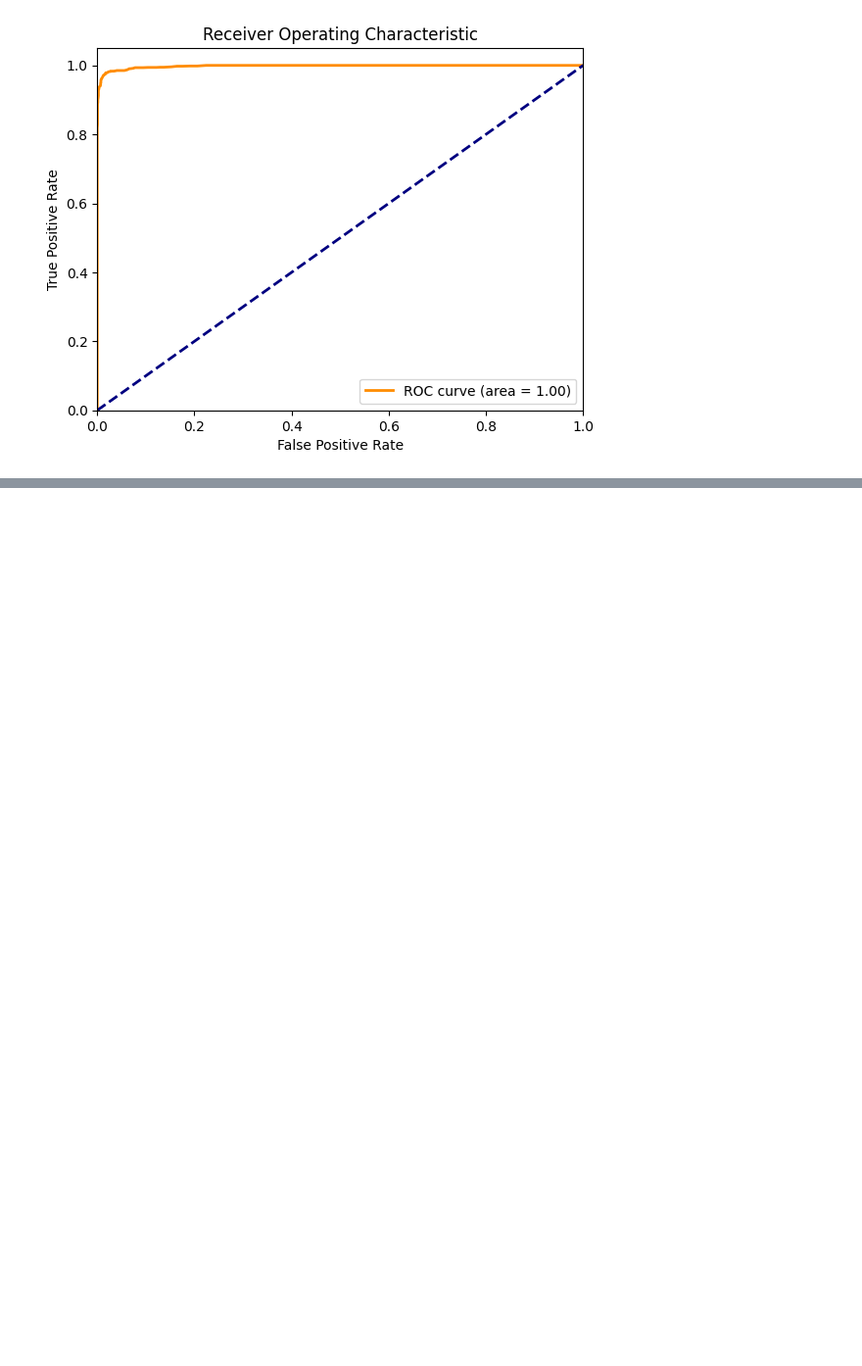
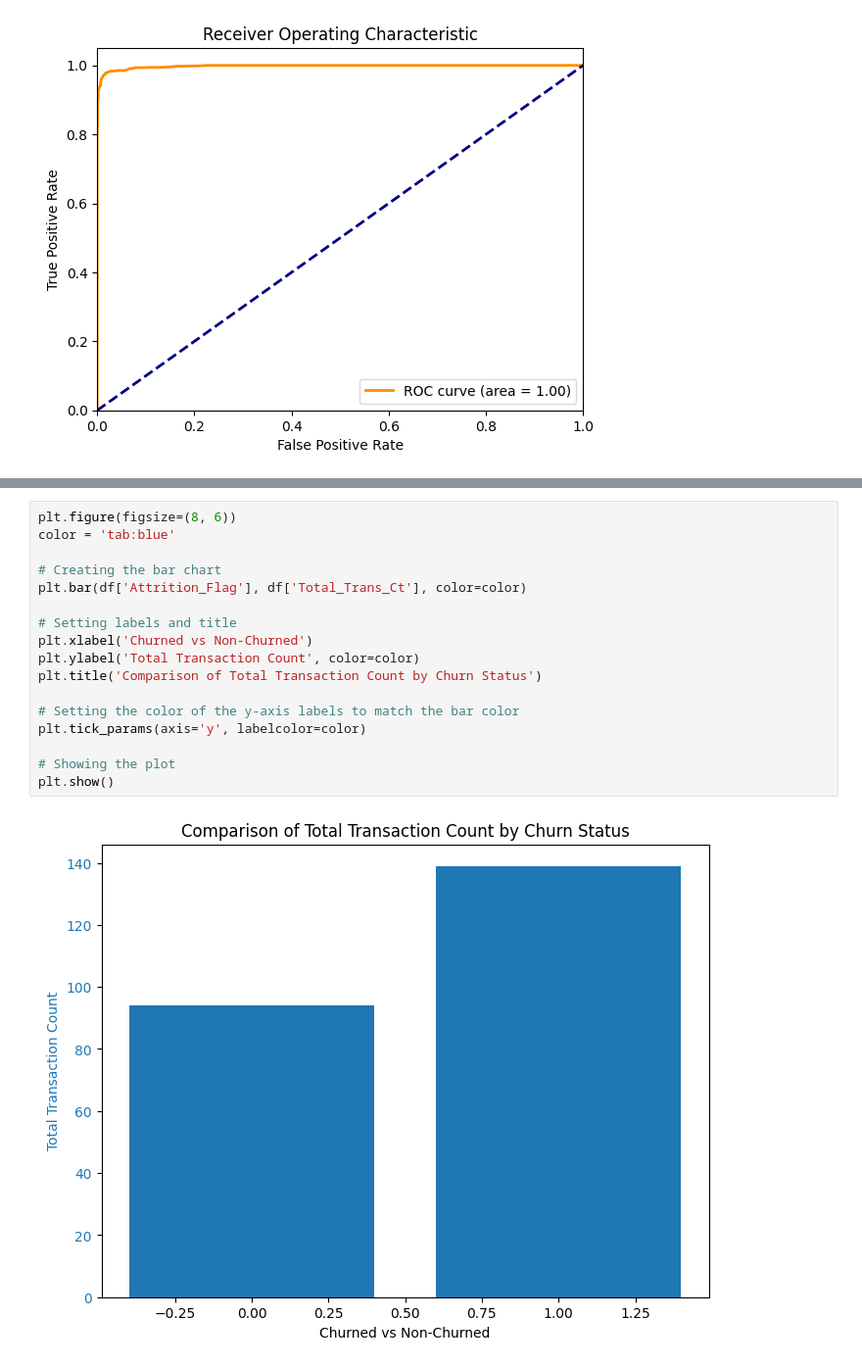
Before and after one commit to nasesmae/Bank-Customer-Churn-Prediction, a Jupyter notebook: 2.4. random forest.ipynb, the cells around one changed output, grey strips where cells are left out. Shown at 98% size. Drawn from its saved outputs; the diff is of its cells as text; blank space fills up the shorter version.

```diff
--- a/2.4. random forest.ipynb
+++ b/2.4. random forest.ipynb
@@ -139,0 +245,19 @@ Standard Deviation in CV Scores: 0.04991189477989577
+# %%
+plt.figure(figsize=(8, 6))
+color = 'tab:blue'
+
+# Creating the bar chart
+plt.bar(df['Attrition_Flag'], df['Total_Trans_Ct'], color=color)
+
+# Setting labels and title
+plt.xlabel('Churned vs Non-Churned')
+plt.ylabel('Total Transaction Count', color=color)
+plt.title('Comparison of Total Transaction Count by Churn Status')
+
+# Setting the color of the y-axis labels to match the bar color
+plt.tick_params(axis='y', labelcolor=color)
+
+# Showing the plot
+plt.show()
+# %% [output]
+[figure, added]
```
Also changed, not shown: parts of 10 cells of this notebook.
